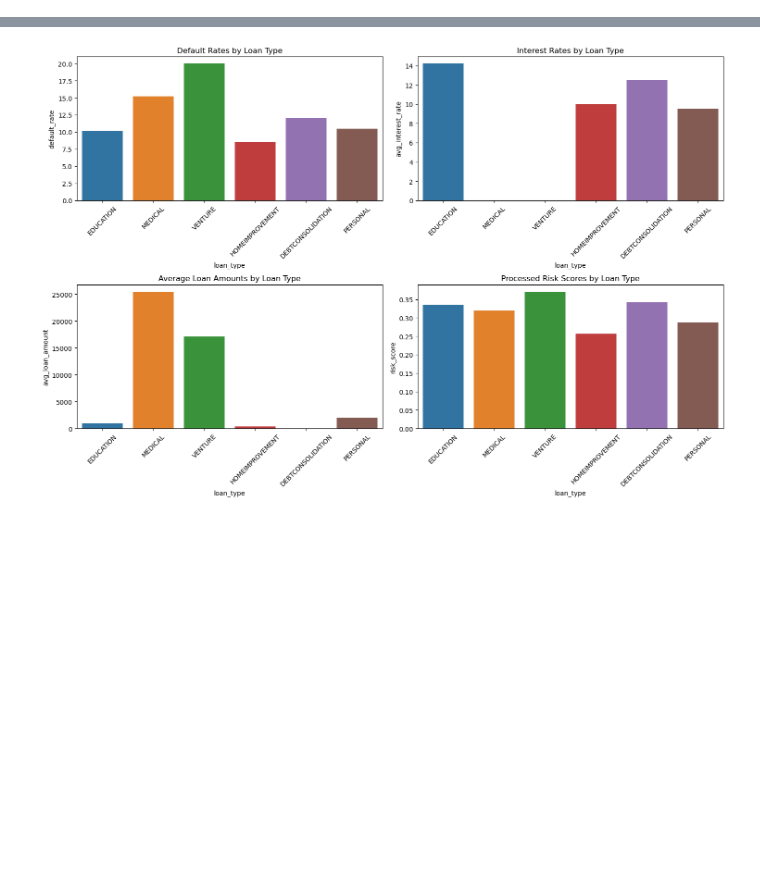
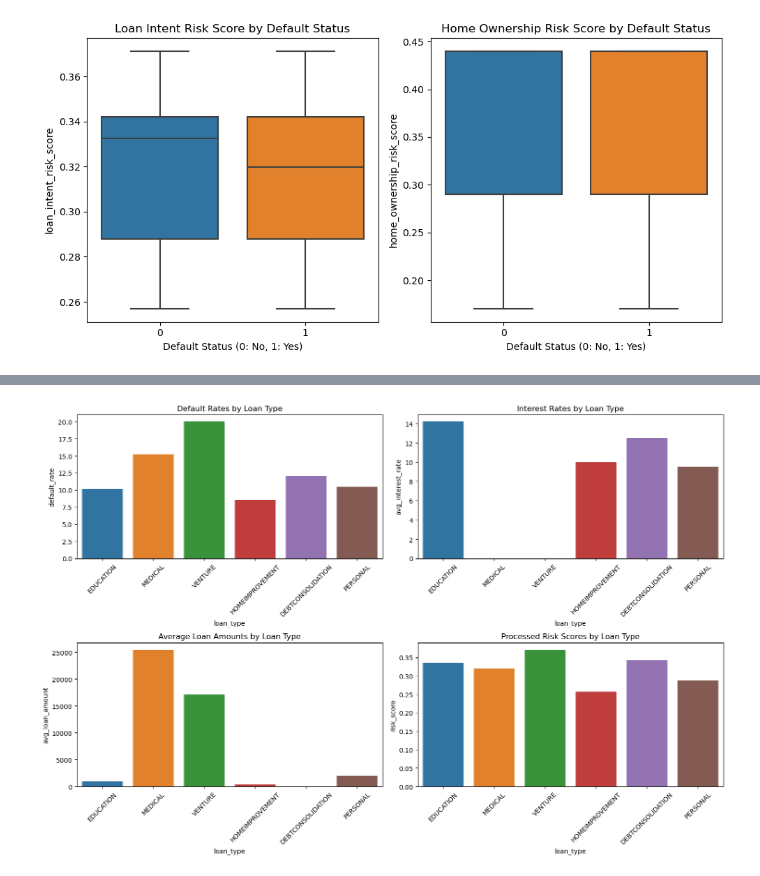
Before and after one commit to sys0507/Credit-Risk-Identifier, a Jupyter notebook: web_crawling_analysis.ipynb, the cells around one changed output, grey strips where cells are left out. Cells and saved outputs as stored; diff of their text form; code cells hidden in the pictures; blank space fills up the shorter version.

```diff
--- a/web_crawling_analysis.ipynb
+++ b/web_crawling_analysis.ipynb
@@ -4,0 +42,20 @@ This notebook analyzes the raw data collected from web crawling and how it was t
+# %%
+# Analyze feature distributions by loan status
+plt.figure(figsize=(10, 5))
+
+# Plot 1: Loan Intent Risk Score
+plt.subplot(1, 2, 1)
+sns.boxplot(data=df, x='loan_status', y='loan_intent_risk_score')
+plt.title('Loan Intent Risk Score by Default Status')
+plt.xlabel('Default Status (0: No, 1: Yes)')
+
+# Plot 2: Home Ownership Risk Score
+plt.subplot(1, 2, 2)
+sns.boxplot(data=df, x='loan_status', y='home_ownership_risk_score')
+plt.title('Home Ownership Risk Score by Default Status')
+plt.xlabel('Default Status (0: No, 1: Yes)')
+
+plt.tight_layout()
+plt.show()
+# %% [output]
+[figure, added]
```
Also changed, not shown: parts of 26 cells of this notebook, 4 other files.
